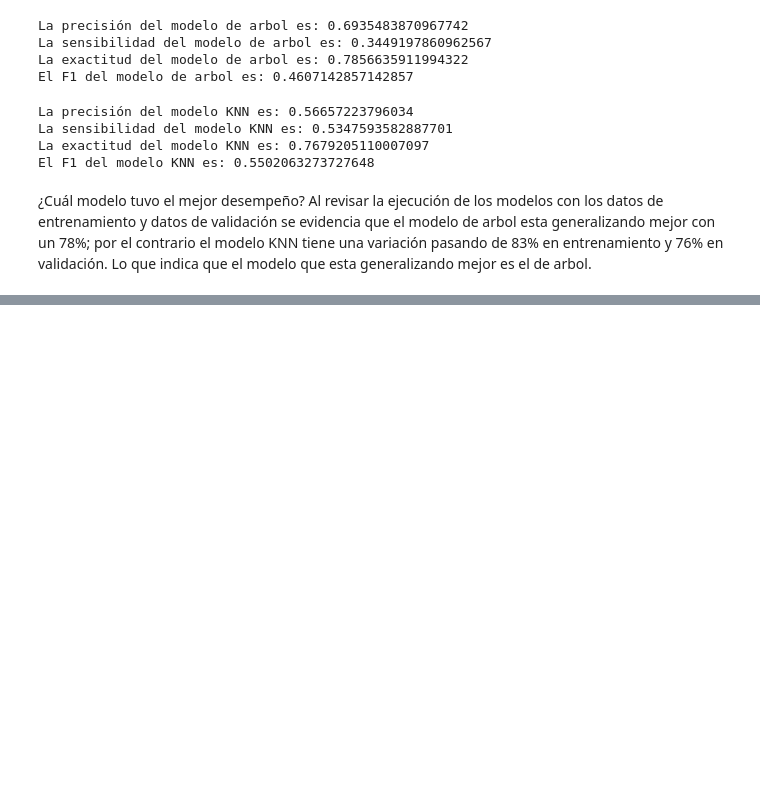
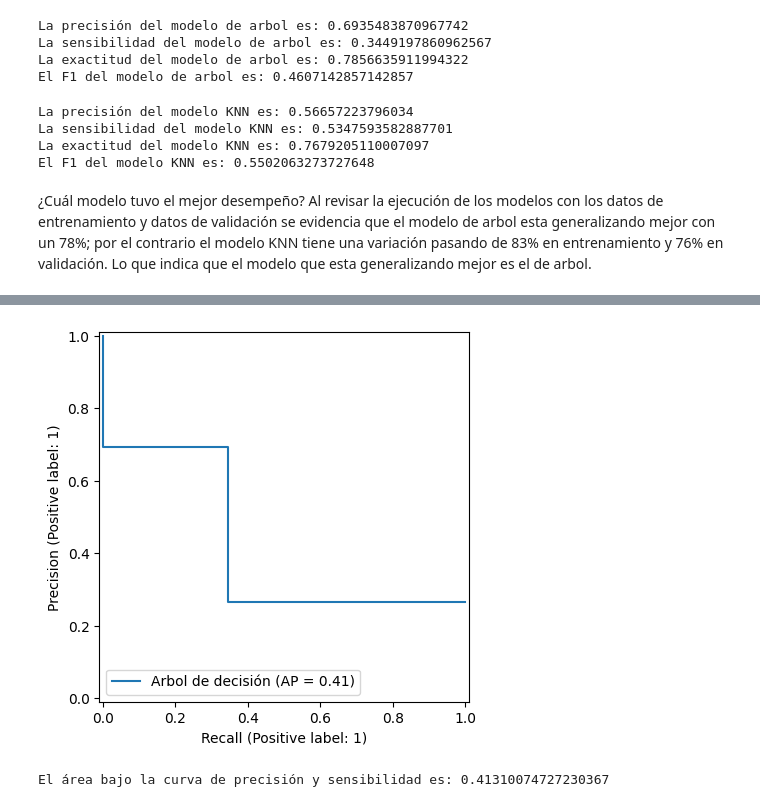
Before and after one commit to Karl-Sancho/challenge3-data-science-LATAM, a Jupyter notebook: TelecomX_LATAM_Parte_2.ipynb, the cells around one changed output, grey strips where cells are left out. Cells and saved outputs as stored; diff of their text form; code cells hidden in the pictures; blank space fills up the shorter version.

```diff
--- a/TelecomX_LATAM_Parte_2.ipynb
+++ b/TelecomX_LATAM_Parte_2.ipynb
@@ -463,0 +478,4 @@ Al revisar la ejecución de los modelos con los datos de entrenamiento y datos d
+# %%
+PrecisionRecallDisplay.from_predictions(y_val, y_previsto_tree, name='Arbol de decisión');
+# %% [output]
+[figure, added]
@@ -463,0 +484,4 @@ Al revisar la ejecución de los modelos con los datos de entrenamiento y datos d
+# %%
+print(f'El área bajo la curva de precisión y sensibilidad es: {average_precision_score(y_val,y_previsto_tree)}')
+# %% [output]
+El área bajo la curva de precisión y sensibilidad es: 0.41310074727230367
```
Also changed, not shown: parts of 10 cells of this notebook.
